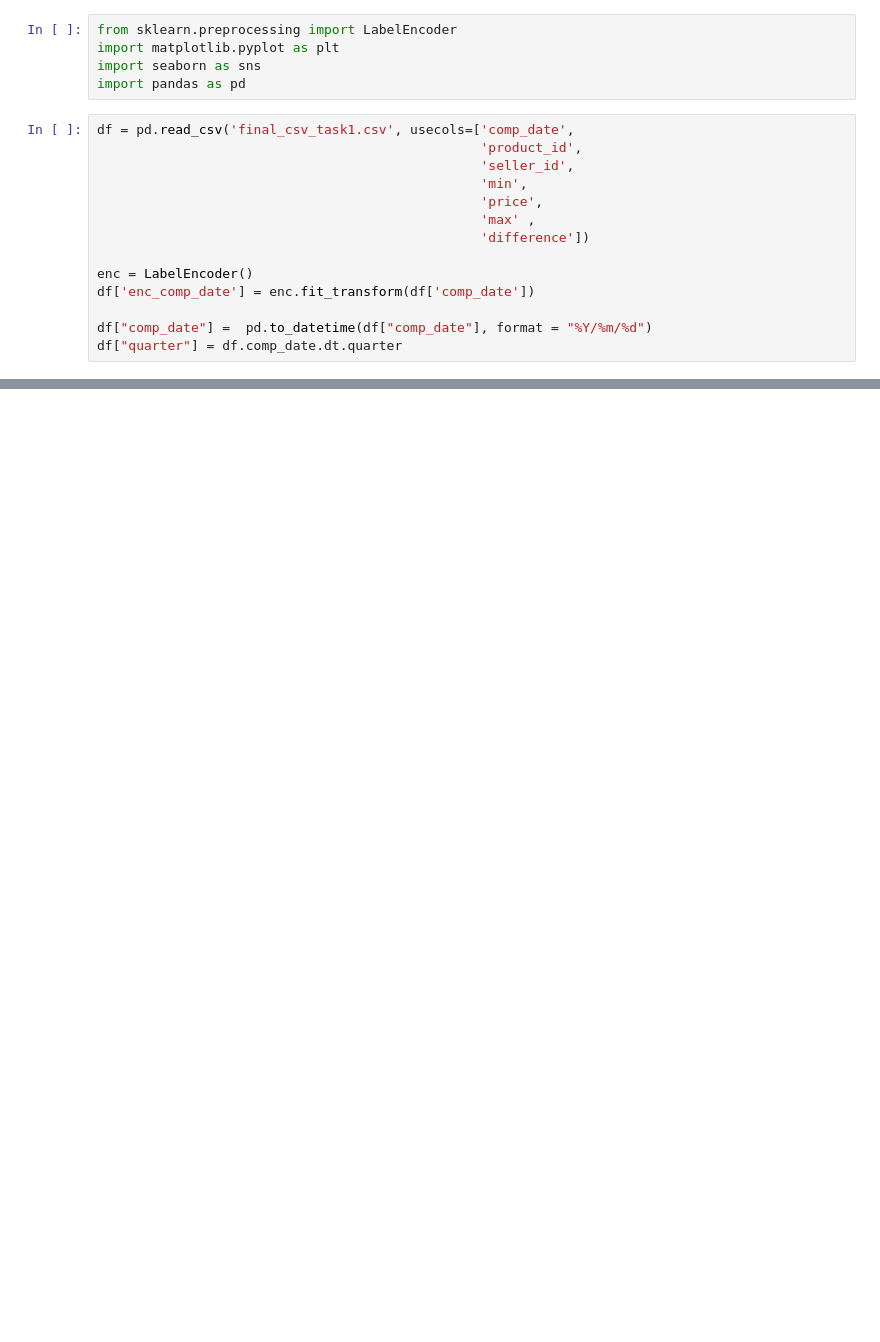
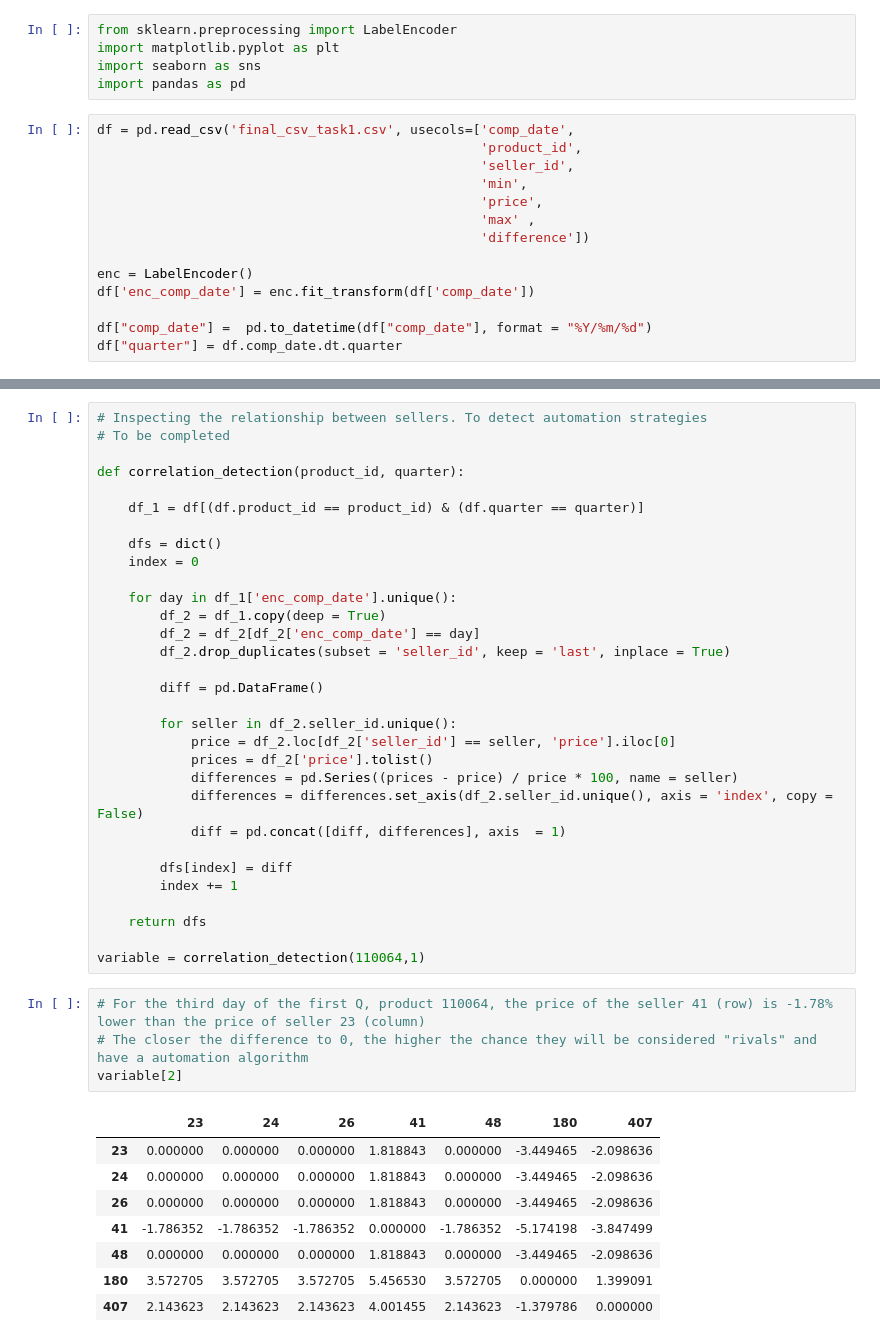
Before and after one commit to vincenzojrs/Alkemy-Spark-Project, a Jupyter notebook: price_analysis/price_analysis.ipynb, the cells around one changed output, grey strips where cells are left out. Drawn from its saved outputs; the diff is of its cells as text; blank space fills up the shorter version.

```diff
--- a/price_analysis/price_analysis.ipynb
+++ b/price_analysis/price_analysis.ipynb
@@ -95,0 +221,44 @@ variable = price_analysis(110064, 1)
+# %%
+# Inspecting the relationship between sellers. To detect automation strategies
+# To be completed
+
+def correlation_detection(product_id, quarter):
+
+    df_1 = df[(df.product_id == product_id) & (df.quarter == quarter)]
+
+    dfs = dict()
+    index = 0
+
+    for day in df_1['enc_comp_date'].unique():
+        df_2 = df_1.copy(deep = True)
+        df_2 = df_2[df_2['enc_comp_date'] == day]
+        df_2.drop_duplicates(subset = 'seller_id', keep = 'last', inplace = True)
+
+        diff = pd.DataFrame()
+
+        for seller in df_2.seller_id.unique():
+            price = df_2.loc[df_2['seller_id'] == seller, 'price'].iloc[0]
+            prices = df_2['price'].tolist()
+            differences = pd.Series((prices - price) / price * 100, name = seller)
+            differences = differences.set_axis(df_2.seller_id.unique(), axis = 'index', copy = False)
+            diff = pd.concat([diff, differences], axis  = 1)
+
+        dfs[index] = diff
+        index += 1
+
+    return dfs
+
+variable = correlation_detection(110064,1)
+# %%
+# For the third day of the first Q, product 110064, the price of the seller 41 (row) is -1.78% lower than the price of seller 23 (column)
+# The closer the difference to 0, the higher the chance they will be considered "rivals" and have a automation algorithm
+variable[2]
+# %% [output]
+|  | 23 | 24 | 26 | 41 | 48 | 180 | 407 |
+| 23 | 0.000000 | 0.000000 | 0.000000 | 1.818843 | 0.000000 | -3.449465 | -2.098636 |
+| 24 | 0.000000 | 0.000000 | 0.000000 | 1.818843 | 0.000000 | -3.449465 | -2.098636 |
+| 26 | 0.000000 | 0.000000 | 0.000000 | 1.818843 | 0.000000 | -3.449465 | -2.098636 |
+| 41 | -1.786352 | -1.786352 | -1.786352 | 0.000000 | -1.786352 | -5.174198 | -3.847499 |
+| 48 | 0.000000 | 0.000000 | 0.000000 | 1.818843 | 0.000000 | -3.449465 | -2.098636 |
+| 180 | 3.572705 | 3.572705 | 3.572705 | 5.456530 | 3.572705 | 0.000000 | 1.399091 |
+| 407 | 2.143623 | 2.143623 | 2.143623 | 4.001455 | 2.143623 | -1.379786 | 0.000000 |
```
Also changed, not shown: parts of 2 cells of this notebook.
